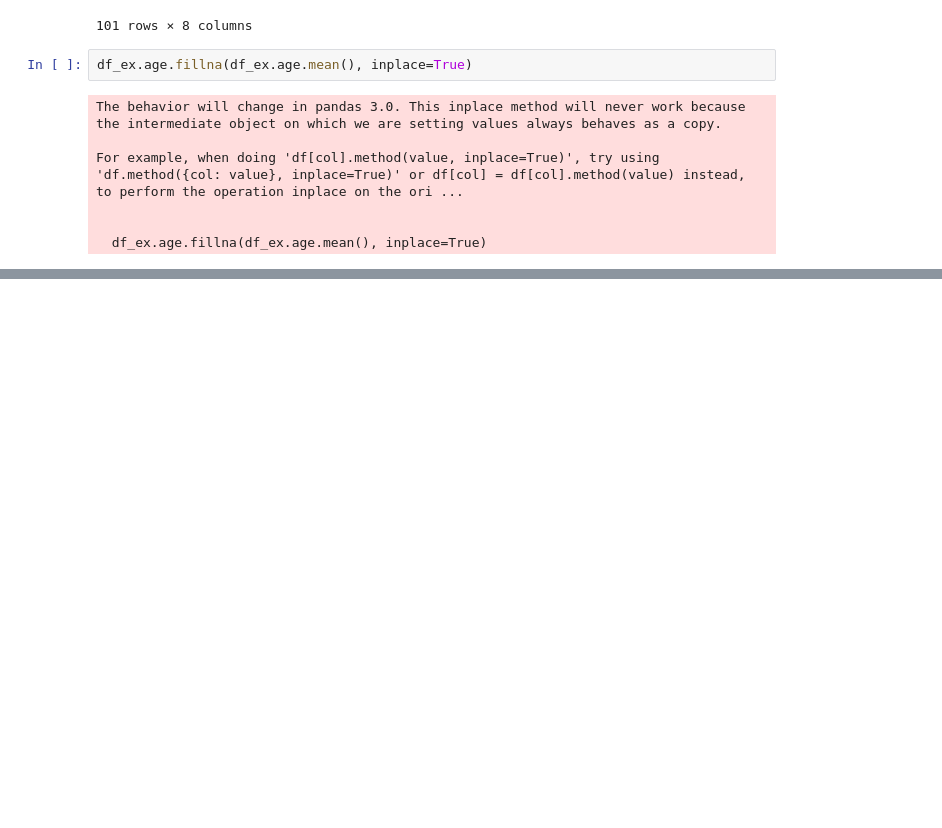
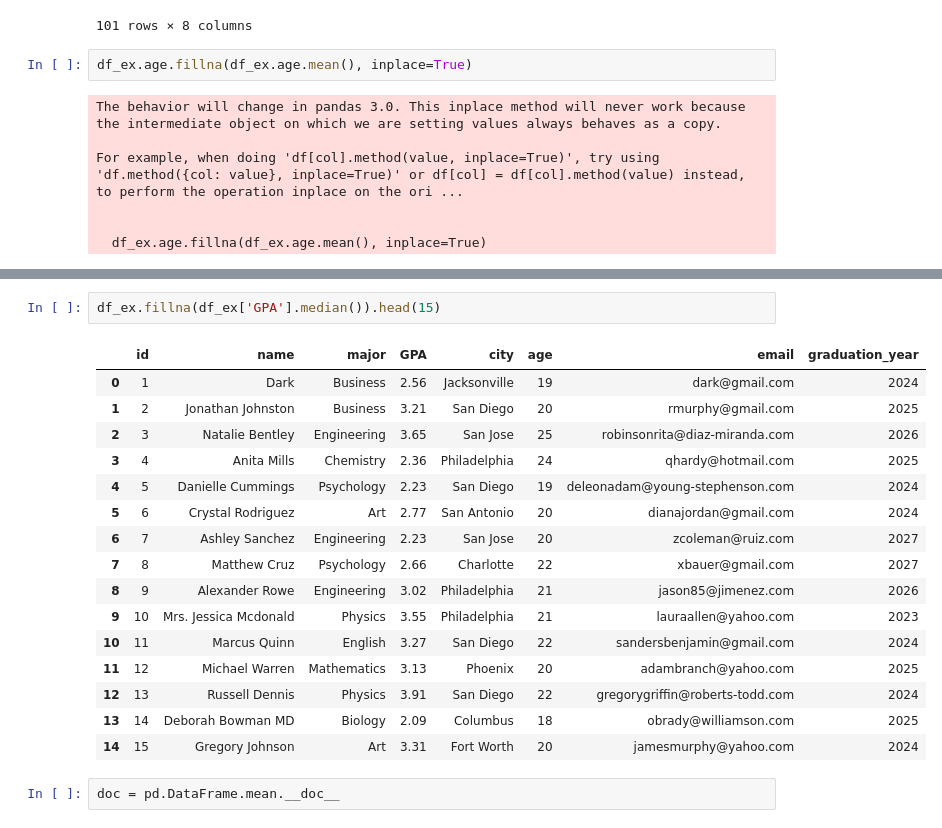
Before and after one commit to codewithdark-git/AI-ML-DL-Notebook, a Jupyter notebook: Python_Libraries/Pandas.ipynb, the cells around one changed output, grey strips where cells are left out. Drawn from its saved outputs; the diff is of its cells as text; blank space fills up the shorter version.

```diff
--- a/Python_Libraries/Pandas.ipynb
+++ b/Python_Libraries/Pandas.ipynb
@@ -1656,0 +1753,21 @@ df_ex
+# %%
+df_ex.fillna(df_ex['GPA'].median()).head(15)
+# %% [output]
+|  | id | name | major | GPA | city | age | email | graduation_year |
+| 0 | 1 | Dark | Business | 2.56 | Jacksonville | 19 | dark@gmail.com | 2024 |
+| 1 | 2 | Jonathan Johnston | Business | 3.21 | San Diego | 20 | rmurphy@gmail.com | 2025 |
+| 2 | 3 | Natalie Bentley | Engineering | 3.65 | San Jose | 25 | robinsonrita@diaz-miranda.com | 2026 |
+| 3 | 4 | Anita Mills | Chemistry | 2.36 | Philadelphia | 24 | qhardy@hotmail.com | 2025 |
+| 4 | 5 | Danielle Cummings | Psychology | 2.23 | San Diego | 19 | deleonadam@young-stephenson.com | 2024 |
+| 5 | 6 | Crystal Rodriguez | Art | 2.77 | San Antonio | 20 | dianajordan@gmail.com | 2024 |
+| 6 | 7 | Ashley Sanchez | Engineering | 2.23 | San Jose | 20 | zcoleman@ruiz.com | 2027 |
+| 7 | 8 | Matthew Cruz | Psychology | 2.66 | Charlotte | 22 | xbauer@gmail.com | 2027 |
+| 8 | 9 | Alexander Rowe | Engineering | 3.02 | Philadelphia | 21 | jason85@jimenez.com | 2026 |
+| 9 | 10 | Mrs. Jessica Mcdonald | Physics | 3.55 | Philadelphia | 21 | lauraallen@yahoo.com | 2023 |
+| 10 | 11 | Marcus Quinn | English | 3.27 | San Diego | 22 | sandersbenjamin@gmail.com | 2024 |
+| 11 | 12 | Michael Warren | Mathematics | 3.13 | Phoenix | 20 | adambranch@yahoo.com | 2025 |
+| 12 | 13 | Russell Dennis | Physics | 3.91 | San Diego | 22 | gregorygriffin@roberts-todd.com | 2024 |
+| 13 | 14 | Deborah Bowman MD | Biology | 2.09 | Columbus | 18 | obrady@williamson.com | 2025 |
+| 14 | 15 | Gregory Johnson | Art | 3.31 | Fort Worth | 20 | jamesmurphy@yahoo.com | 2024 |
+# %%
+doc = pd.DataFrame.mean.__doc__
```
Also changed, not shown: parts of 21 cells of this notebook.
